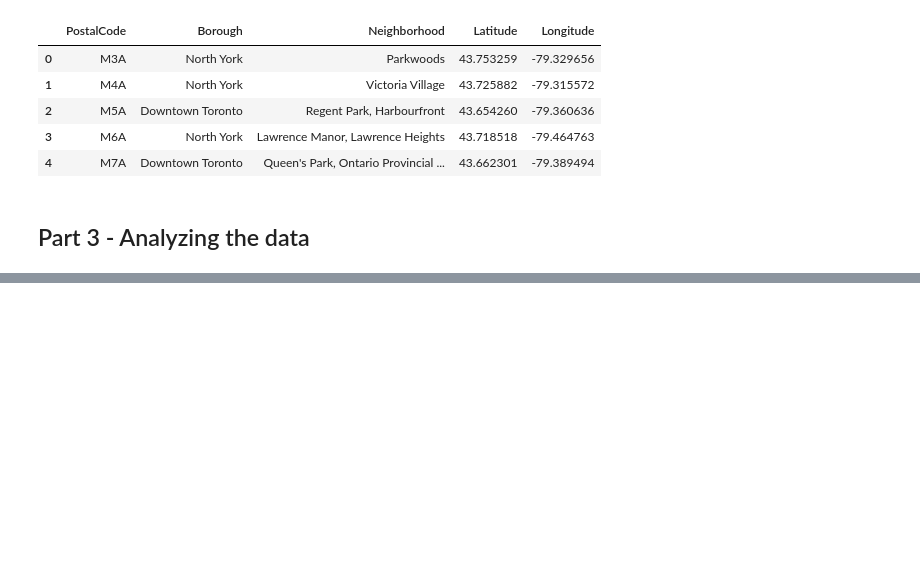
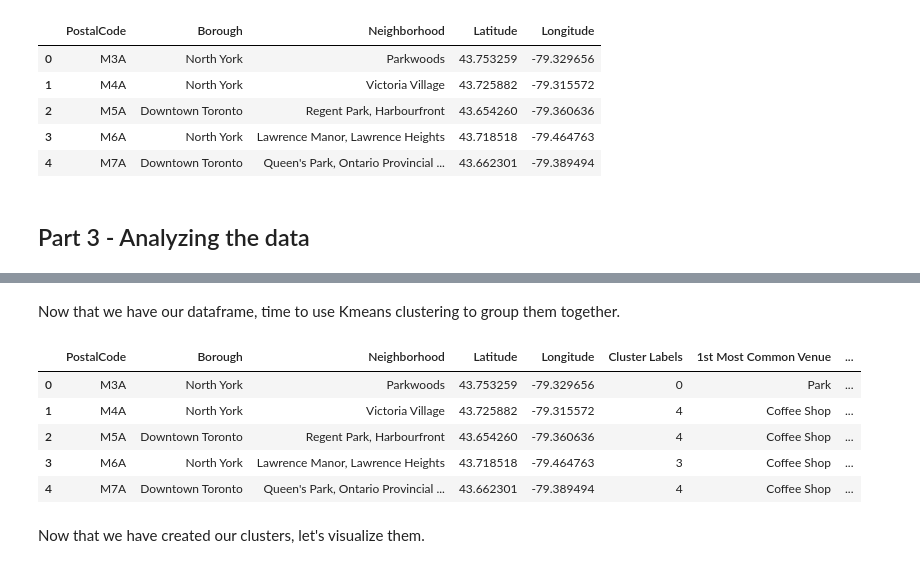
Before and after one commit to fpcorso/Coursera_Capstone, a Jupyter notebook: Segmenting And Clustering Neighborhoods in Toronto.ipynb, the cells around one changed output, grey strips where cells are left out. Cells and saved outputs as stored; diff of their text form; code cells hidden in the pictures; blank space fills up the shorter version.

Commit message:
Finishes clustering the neighborhoods

```diff
--- a/Segmenting And Clustering Neighborhoods in Toronto.ipynb
+++ b/Segmenting And Clustering Neighborhoods in Toronto.ipynb
@@ -111,0 +205,10 @@ general_map
+# %%
+# Get our dummified categories.
+venue_dummified = pd.get_dummies(neighborhood_venues[['Venue Category']], prefix="", prefix_sep="")
+
+# Add our neighborhood back to dataframe.
+venue_dummified['Neighborhood'] = neighborhood_venues['Neighborhood']
+
+# Move neighborhood column to the beginning.
+# Thanks to https://stackoverflow.com/a/56479671 😅
+venue_dummified = venue_dummified[ ['Neighborhood'] + [ col for col in venue_dummified.columns if col != 'Neighborhood' ] ]
@@ -111,0 +228,5 @@ general_map
+# %%
+# Calculate our mean venue categories per neighborhood.
+venue_groups = venue_dummified.groupby('Neighborhood').mean().reset_index()
+print('Shape:',venue_groups.shape)
+venue_groups.head()
@@ -111,0 +271,35 @@ general_map
+# %% [markdown]
+Now that we have our dataframe, time to use Kmeans clustering to group them together.
+# %%
+# Our number of clusters.
+kclusters = 5
+
+# Calculate our KMeans.
+neighborhood_groups_clustering = venue_groups.drop('Neighborhood', 1)
+kmeans = KMeans(n_clusters=kclusters, random_state=0).fit(neighborhood_groups_clustering)
+# %%
+# Add our clustering labels to our dataframe.
+neighborhoods_venues_sorted.insert(0, 'Cluster Labels', kmeans.labels_)
+# %%
+# Start preparing our final dataframe.
+neighborhood_df_final = neighborhood_df.copy()
+
+# Merge in our neighborhood clustering results.
+neighborhood_df_final = neighborhood_df_final.join(neighborhoods_venues_sorted.set_index('Neighborhood'), on='Neighborhood')
+
+# If any neighborhood didn't have venues or ended with NaN scores, let's drop it.
+neighborhood_df_final = neighborhood_df_final.dropna()
+
+# Make sure the cluster labels are in int for our calculations.
+neighborhood_df_final['Cluster Labels'] = neighborhood_df_final['Cluster Labels'].astype('int32')
+
+neighborhood_df_final.head()
+# %% [output]
+|  | PostalCode | Borough | Neighborhood | Latitude | Longitude | Cluster Labels | 1st Most Common Venue | ... |
+| 0 | M3A | North York | Parkwoods | 43.753259 | -79.329656 | 0 | Park | ... |
+| 1 | M4A | North York | Victoria Village | 43.725882 | -79.315572 | 4 | Coffee Shop | ... |
+| 2 | M5A | Downtown Toronto | Regent Park, Harbourfront | 43.654260 | -79.360636 | 4 | Coffee Shop | ... |
+| 3 | M6A | North York | Lawrence Manor, Lawrence Heights | 43.718518 | -79.464763 | 3 | Coffee Shop | ... |
+| 4 | M7A | Downtown Toronto | Queen's Park, Ontario Provincial ... | 43.662301 | -79.389494 | 4 | Coffee Shop | ... |
+# %% [markdown]
+Now that we have created our clusters, let's visualize them.
```
Also changed, not shown: parts of 17 cells of this notebook.
